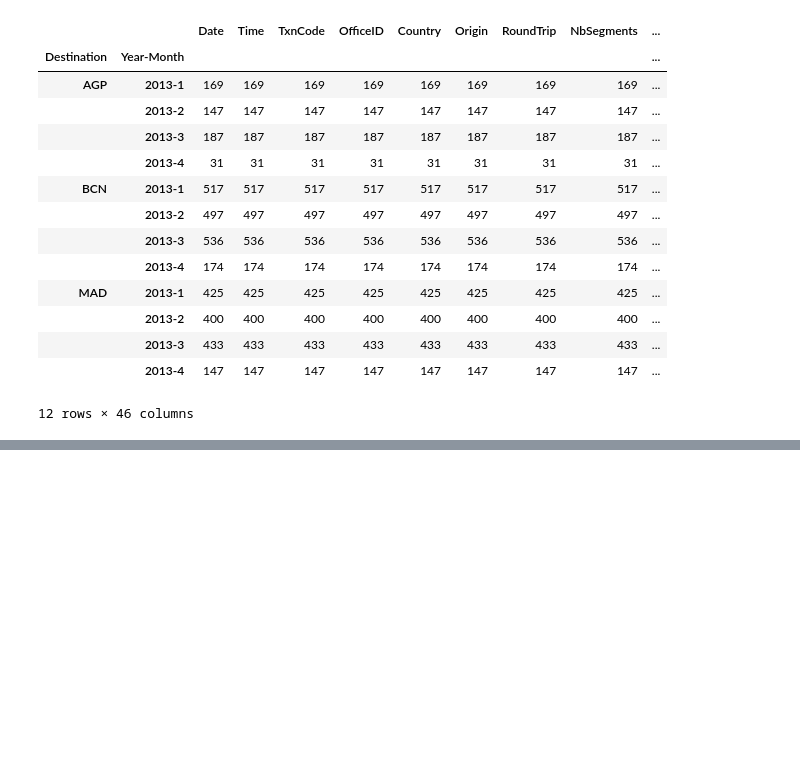
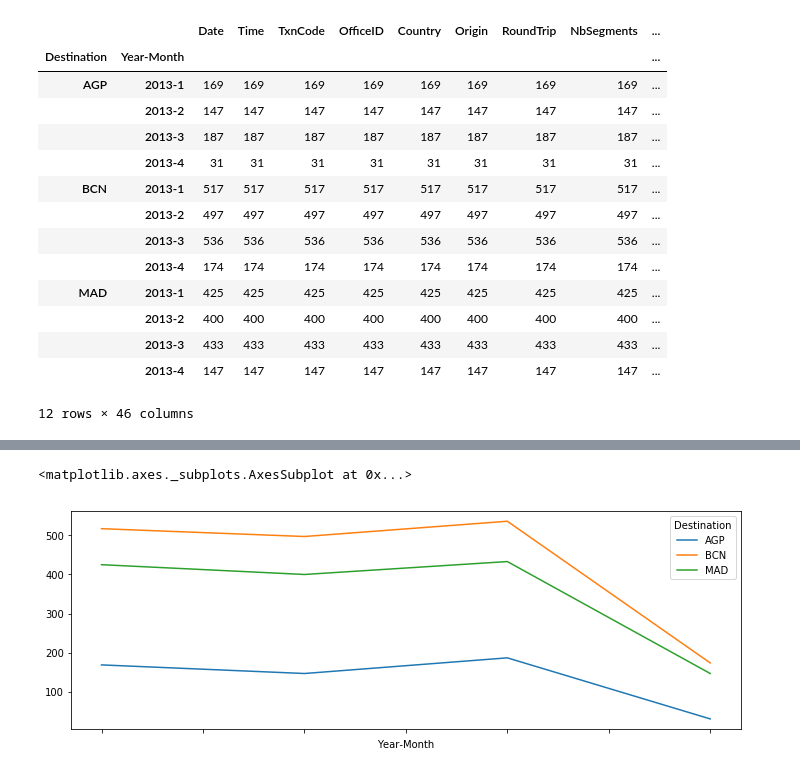
Before and after one commit to nopaixx/data-science, a Jupyter notebook: challenger.ipynb, the cells around one changed output, grey strips where cells are left out. Cells and saved outputs as stored; diff of their text form; code cells hidden in the pictures; blank space fills up the shorter version.

```diff
--- a/challenger.ipynb
+++ b/challenger.ipynb
@@ -386,3 +386,8 @@ sample.groupby(["Destination","Year-Month"]).count()
 |  | 2013-3 | 433 | 433 | 433 | 433 | 433 | 433 | 433 | 433 | ... |
 |  | 2013-4 | 147 | 147 | 147 | 147 | 147 | 147 | 147 | 147 | ... |
 12 rows × 46 columns
+# %%
+df = df.pivot(index="Year-Month",columns="Destination")
+# %%
+df = df["Count"]
+df.head()
@@ -388,0 +401,5 @@ sample.groupby(["Destination","Year-Month"]).count()
+# %%
+df.plot(figsize=(12,4))
+# %% [output]
+<matplotlib.axes._subplots.AxesSubplot at 0x...>
+[figure, added]
```
Also changed, not shown: parts of 25 cells of this notebook.
